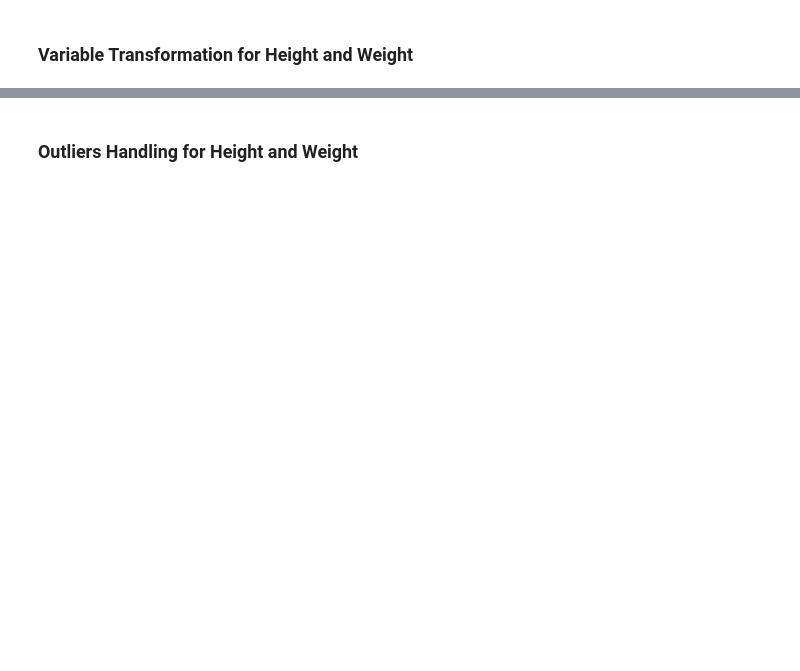
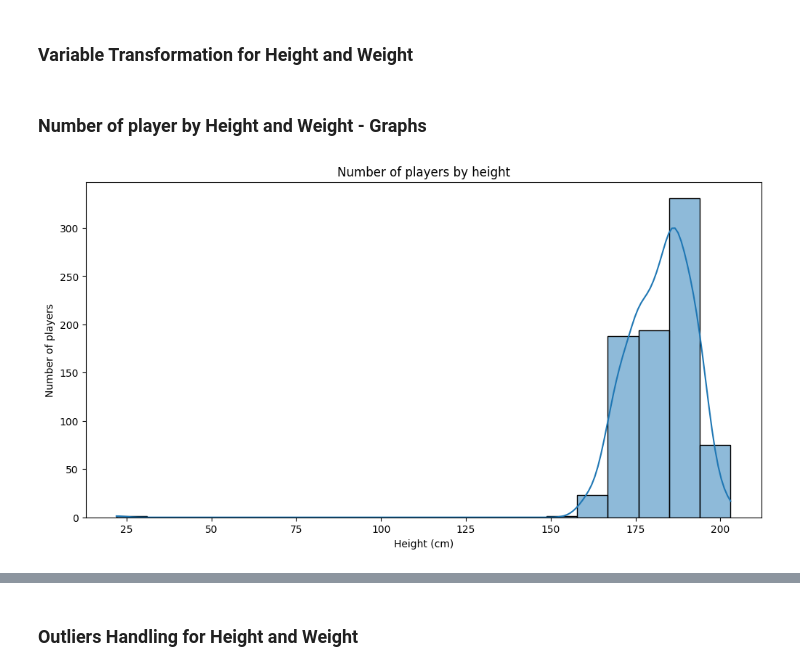
Before and after one commit to JoaoPadrao/AC-Project, a Jupyter notebook: outliers.ipynb, the cells around one changed output, grey strips where cells are left out. Saved outputs shown, nothing was run; the diff lists cells and outputs as text; code cells hidden in the pictures; blank space fills up the shorter version.

```diff
--- a/outliers.ipynb
+++ b/outliers.ipynb
@@ -14,3 +14,17 @@ def convert_weight_to_kg(weight):
 
 players['height'] = players['height'].apply(convert_height_to_cm)
 players['weight'] = players['weight'].apply(convert_weight_to_kg)
+# %% [markdown]
+### Number of player by Height and Weight - Graphs
+# %%
+import matplotlib.pyplot as plt
+import seaborn as sns
+
+plt.figure(figsize=(12, 6))
+sns.histplot(players['height'], bins=20, kde=True)
+plt.title('Number of players by height')
+plt.xlabel('Height (cm)')
+plt.ylabel('Number of players')
+plt.show()
+# %% [output]
+[figure, added]
```
Also changed, not shown: parts of 2 cells of this notebook, 6 other files.
